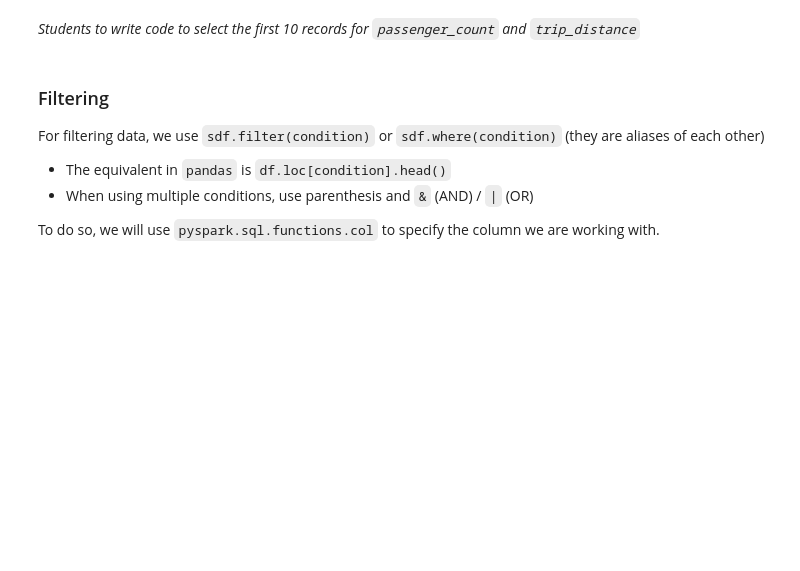
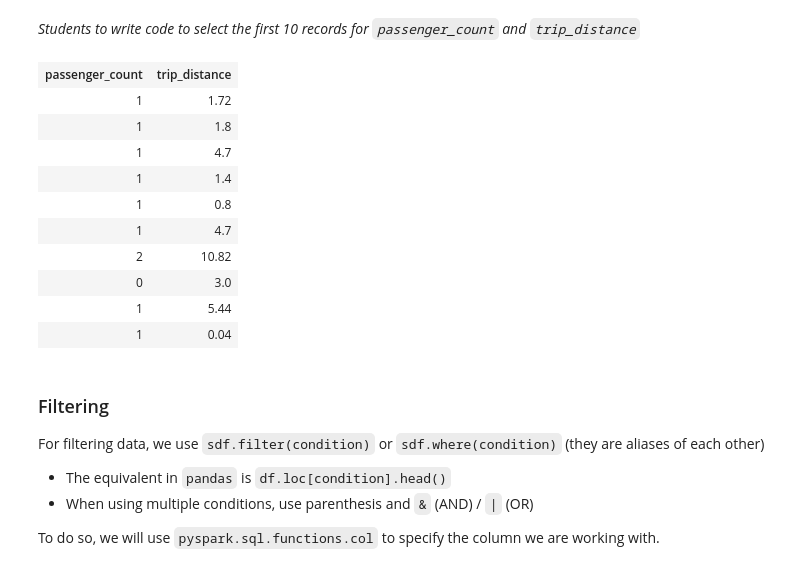
Before and after one commit to lamle3105/MAST30034_Python, a Jupyter notebook: tutorials/tute_1/Tute1_Python.ipynb, the cells around one changed output. Cells and saved outputs as stored; diff of their text form; code cells hidden in the pictures; blank space fills up the shorter version.

```diff
--- a/tutorials/tute_1/Tute1_Python.ipynb
+++ b/tutorials/tute_1/Tute1_Python.ipynb
@@ -144,6 +164,19 @@ sdf.select('passenger_count').limit(5)
 _Students to write code to select the first 10 records for `passenger_count` and `trip_distance`_
 # %%
 # write code here to select the first 10 records for `passenger_count` and `trip_distance`
+sdf.select('passenger_count', 'trip_distance').limit(10)
+# %% [output]
+| passenger_count | trip_distance |
+| 1 | 1.72 |
+| 1 | 1.8 |
+| 1 | 4.7 |
+| 1 | 1.4 |
+| 1 | 0.8 |
+| 1 | 4.7 |
+| 2 | 10.82 |
+| 0 | 3.0 |
+| 1 | 5.44 |
+| 1 | 0.04 |
 # %% [markdown]
 ### Filtering
 For filtering data, we use `sdf.filter(condition)` or `sdf.where(condition)` (they are aliases of each other)
```
Also changed, not shown: parts of 15 cells of this notebook, 1 other file.
